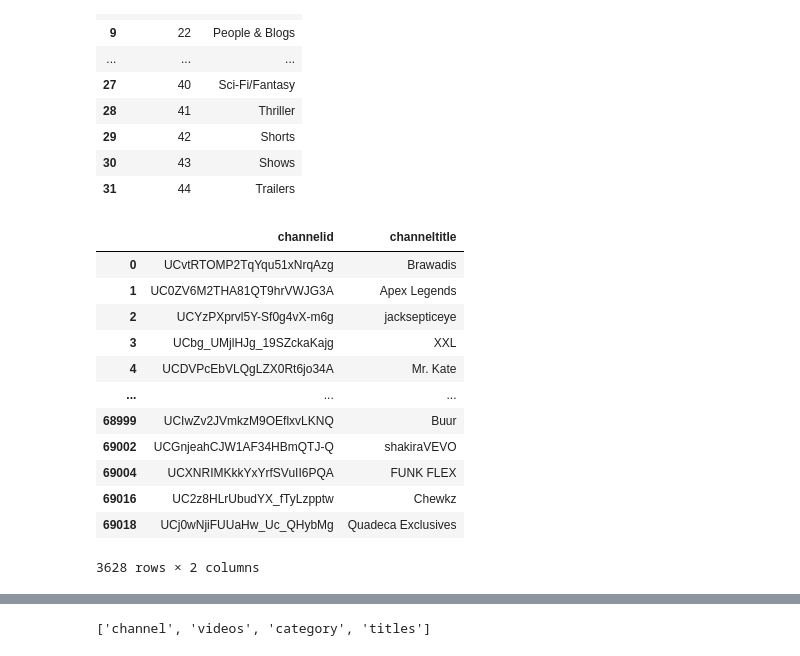
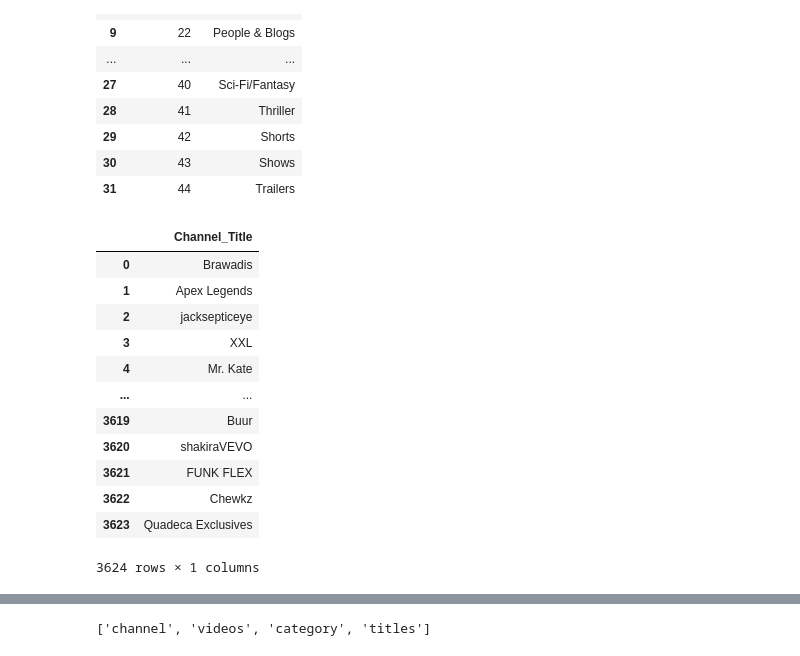
Before and after one commit to ichakrabarty/Grp_5---Youtube-Trending, a Jupyter notebook: main.sq.ipynb, the cells around one changed output, grey strips where cells are left out. Drawn from its saved outputs; the diff is of its cells as text; code cells hidden in the pictures.

```diff
--- a/main.sq.ipynb
+++ b/main.sq.ipynb
@@ -226,19 +226,19 @@ categories_df
 | 30 | 43 | Shows |
 | 31 | 44 | Trailers |
 # %%
-channel_df = youtube_df[['Chanel_id','Channel_Title']].drop_duplicates().rename(columns={'Chanel_id':'channelid','Channel_Title':'channeltitle'})
+channel_df = youtube_df[['Channel_Title']].drop_duplicates(ignore_index=True)
 channel_df
 # %% [output]
-|  | channelid | channeltitle |
-| 0 | UCvtRTOMP2TqYqu51xNrqAzg | Brawadis |
-| 1 | UC0ZV6M2THA81QT9hrVWJG3A | Apex Legends |
-| 2 | UCYzPXprvl5Y-Sf0g4vX-m6g | jacksepticeye |
-| 3 | UCbg_UMjlHJg_19SZckaKajg | XXL |
-| 4 | UCDVPcEbVLQgLZX0Rt6jo34A | Mr. Kate |
-| ... | ... | ... |
-| 68999 | UCIwZv2JVmkzM9OEflxvLKNQ | Buur |
-| 69002 | UCGnjeahCJW1AF34HBmQTJ-Q | shakiraVEVO |
-| 69004 | UCXNRIMKkkYxYrfSVuII6PQA | FUNK FLEX |
-| 69016 | UC2z8HLrUbudYX_fTyLzpptw | Chewkz |
-| 69018 | UCj0wNjiFUUaHw_Uc_QHybMg | Quadeca Exclusives |
+|  | Channel_Title |
+| 0 | Brawadis |
+| 1 | Apex Legends |
+| 2 | jacksepticeye |
+| 3 | XXL |
+| 4 | Mr. Kate |
+| ... | ... |
+| 3619 | Buur |
+| 3620 | shakiraVEVO |
+| 3621 | FUNK FLEX |
+| 3622 | Chewkz |
+| 3623 | Quadeca Exclusives |
-3628 rows × 2 columns
+3624 rows × 1 columns
```
Also changed, not shown: parts of 5 cells of this notebook, 1 other file.
